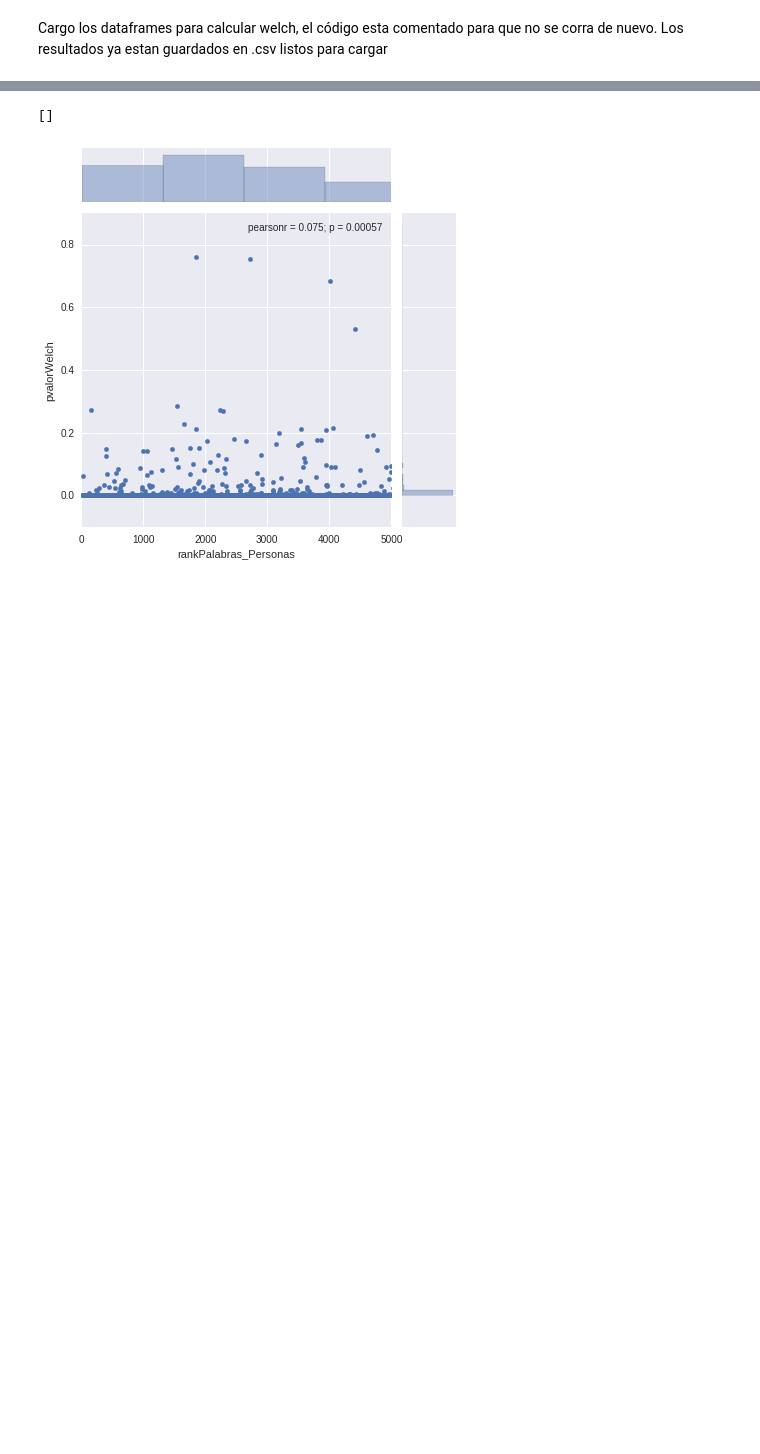
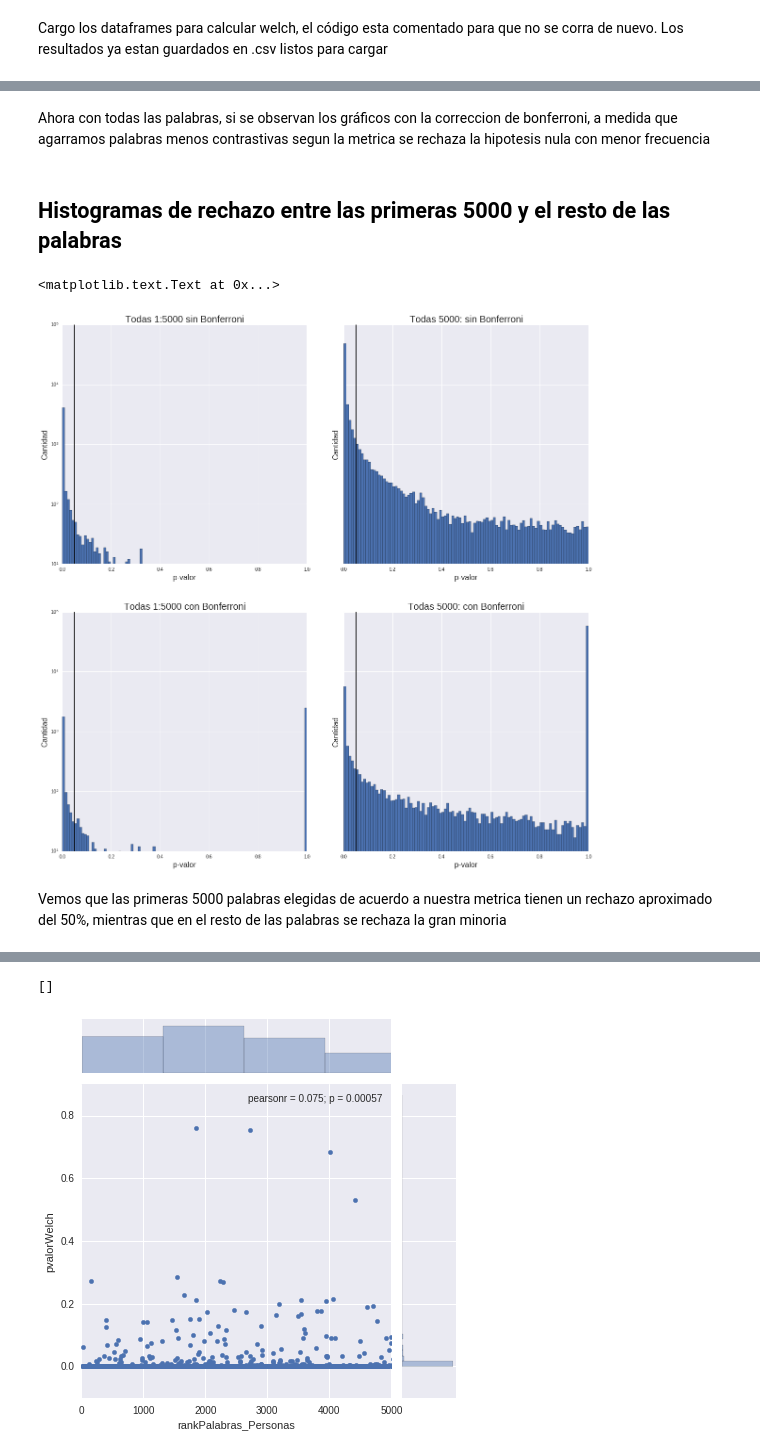
Before and after one commit to daleman/tesis, a Jupyter notebook: welchTest.ipynb, the cells around one changed output, grey strips where cells are left out. Saved outputs shown, nothing was run; the diff lists cells and outputs as text; code cells hidden in the pictures; blank space fills up the shorter version.

```diff
--- a/welchTest.ipynb
+++ b/welchTest.ipynb
@@ -58,0 +138,28 @@ df4 = pd.merge(candidatas_df, df2, left_index=True,right_index=True)
+# %% [markdown]
+Ahora con todas las palabras, si se observan los gráficos con la correccion de bonferroni, a medida que agarramos palabras menos contrastivas segun la metrica se rechaza la hipotesis nula con menor frecuencia
+# %% [markdown]
+## Histogramas de rechazo entre las primeras 5000 y el resto de las palabras
+# %%
+fig, axs = plt.subplots(nrows=2,ncols=2,sharey=True,figsize = (20,20))
+todas_df.pvalorWelch.iloc[1:5000].hist(ax=axs[0][0],bins=100,log=True)
+todas_df.pvalorWelch.iloc[5000:].hist(ax=axs[0][1],bins=100)
+todas_df.p_adjusted.iloc[1:5000].hist(ax=axs[1][0],bins=100)
+todas_df.p_adjusted.iloc[5000:].hist(ax=axs[1][1],bins=100)
+fig.subplots_adjust(hspace=.2)
+fig.subplots_adjust(wspace=.15)
+for ax in axs.flatten():
+    ax.set_xlabel("p-valor",fontsize=16)
+    ax.set_ylabel("Cantidad",fontsize=16)
+    ax.set_xlim([0,1])
+    ax.axvline(0.05, color='black')
+#     ax.set_xscale('log')
+axs[0][0].set_title("Todas 1:5000 sin Bonferroni",fontsize=20)
+axs[0][1].set_title("Todas 5000: sin Bonferroni",fontsize=20)
+axs[1][0].set_title("Todas 1:5000 con Bonferroni",fontsize=20)
+axs[1][1].set_title("Todas 5000: con Bonferroni",fontsize=20)
+# %% [output]
+<matplotlib.text.Text at 0x...>
+[figure, added]
+# %% [markdown]
+Vemos que las primeras 5000 palabras elegidas de acuerdo a nuestra metrica
+tienen un rechazo aproximado del 50%, mientras que en el resto de las palabras se rechaza la gran minoria
```
Also changed, not shown: parts of 35 cells of this notebook.
